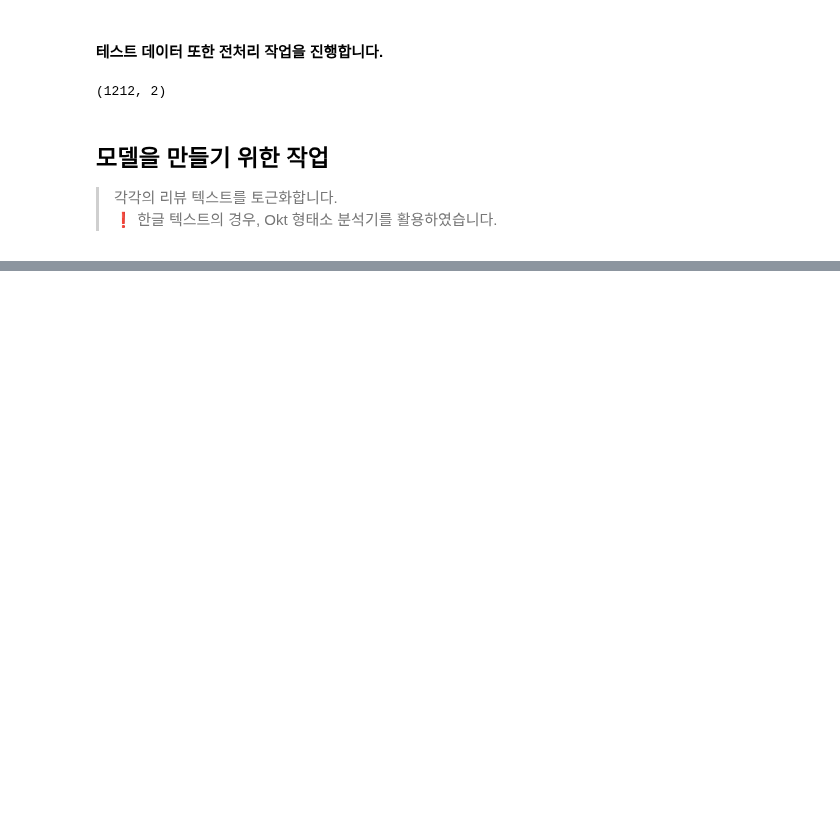
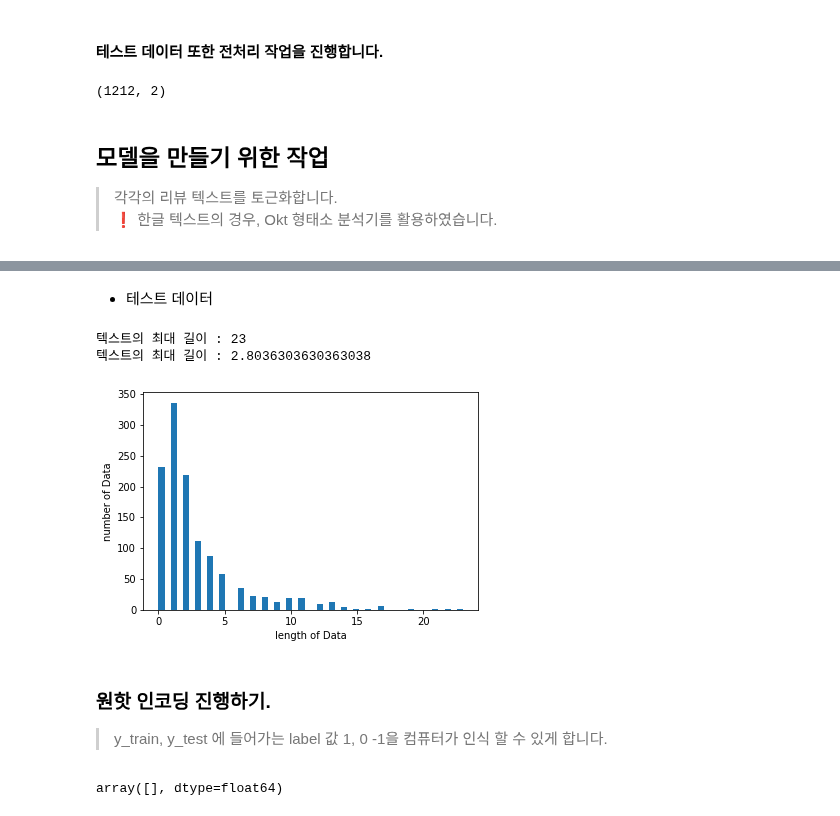
Before and after one commit to 00150/Practice-anything...., a Jupyter notebook: 긍정,_보통_,부정_분류_모델(리뷰).ipynb, the cells around one changed output, grey strips where cells are left out. Drawn from its saved outputs; the diff is of its cells as text; code cells hidden in the pictures; blank space fills up the shorter version.

```diff
--- a/긍정,_보통_,부정_분류_모델(리뷰).ipynb
+++ b/긍정,_보통_,부정_분류_모델(리뷰).ipynb
@@ -303,0 +499,19 @@ from tensorflow.keras.preprocessing.text import Tokenizer
+# %% [markdown]
+* 테스트 데이터
+# %%
+print(f'텍스트의 최대 길이 : {max(len(i) for i in X_test)}')
+print(f'텍스트의 최대 길이 : {sum(map(len, X_test))/len(X_test)}')
+
+
+# bins 파라미터 : 히스토그램의 가로축 구간의 개수를 지정
+plt.hist([len(i) for i in X_test], bins= 50)
+plt.xlabel('length of Data')
+plt.ylabel('number of Data')
+plt.show()
+# %% [output]
+텍스트의 최대 길이 : 23
+텍스트의 최대 길이 : 2.8036303630363038
+[figure, added]
+# %% [markdown]
+### 원핫 인코딩 진행하기.
+> y_train, y_test 에 들어가는 label 값 1, 0 -1을 컴퓨터가 인식 할 수 있게 합니다.
@@ -303,0 +533,5 @@ from tensorflow.keras.preprocessing.text import Tokenizer
+# %%
+y_test = np.array(y_test)
+y_test
+# %% [output]
+array([], dtype=float64)
```
Also changed, not shown: parts of 36 cells of this notebook.
